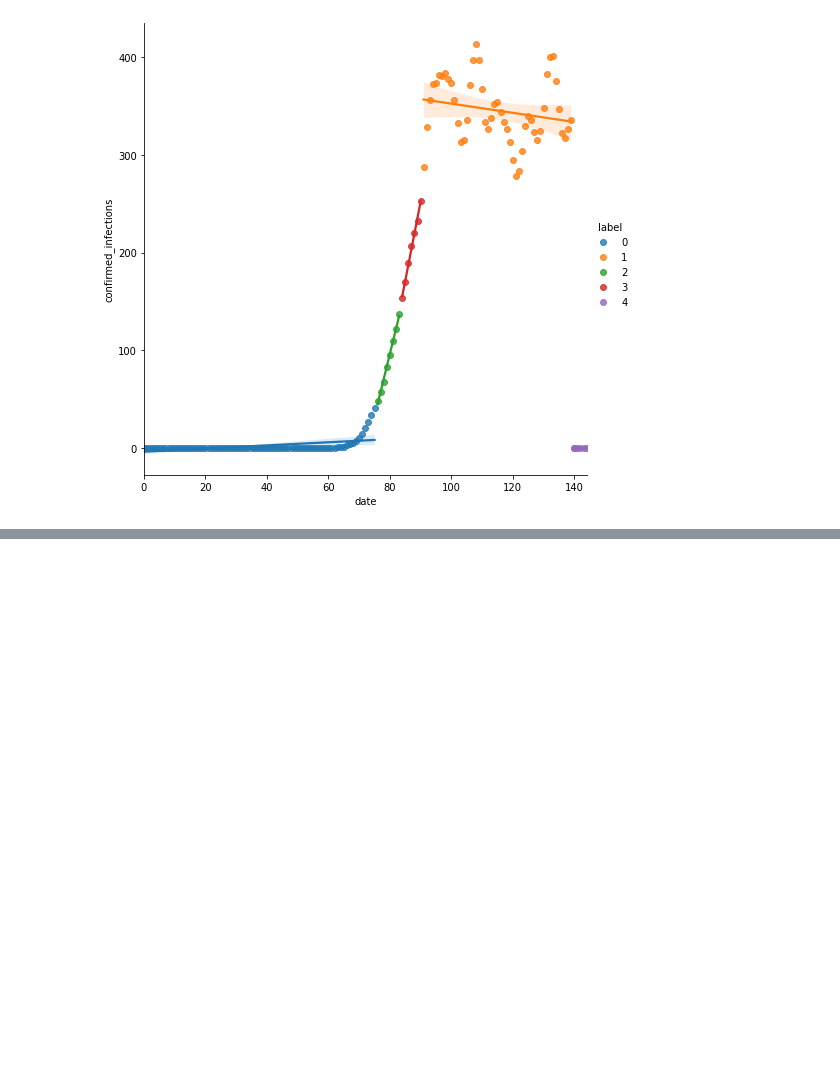
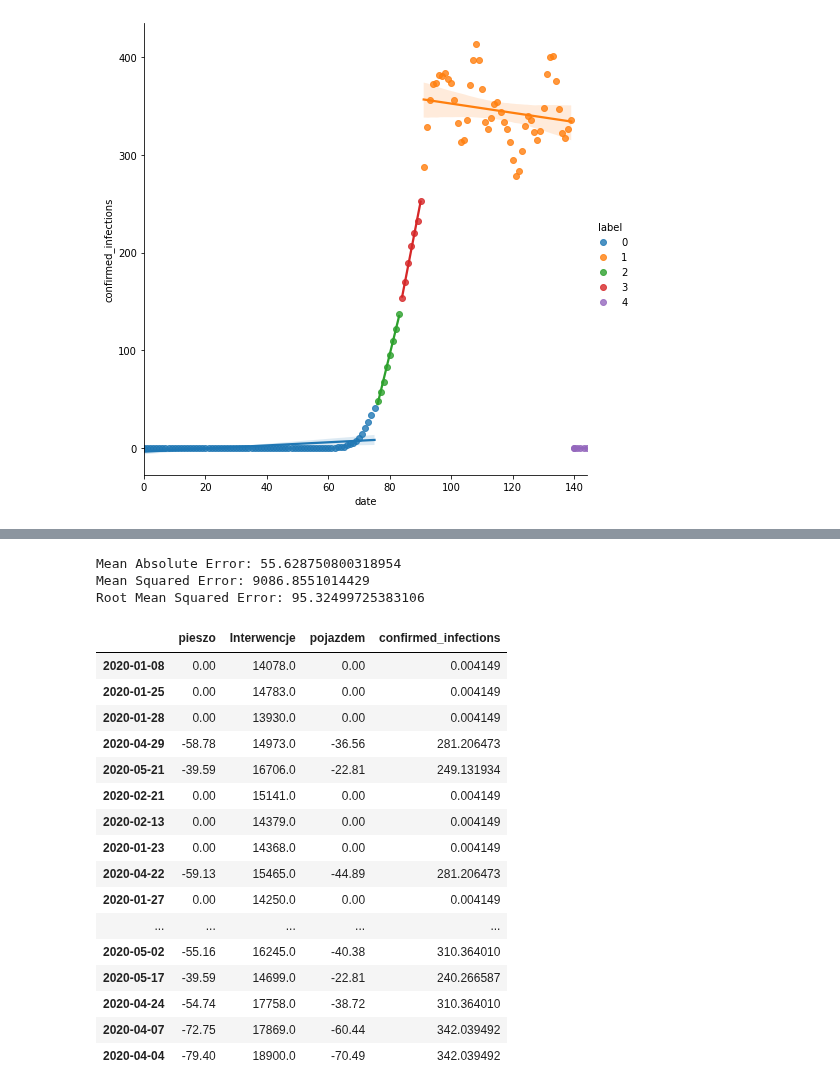
Before and after one commit to knmlprz/corona-analysis-1, a Jupyter notebook: notebooks/ImportDanych.ipynb, the cells around one changed output, grey strips where cells are left out. Saved outputs shown, nothing was run; the diff lists cells and outputs as text; code cells hidden in the pictures; blank space fills up the shorter version.

```diff
--- a/notebooks/ImportDanych.ipynb
+++ b/notebooks/ImportDanych.ipynb
@@ -454,0 +543,39 @@ plt.show()
+# %%
+y = df["confirmed_infections"]
+X = df[["pieszo", "Interwencje", "pojazdem"]]
+
+X_train, X_test, y_train, y_test = train_test_split(X, y, test_size=0.33, random_state=0)
+regressor = RandomForestRegressor(random_state=0, max_depth=3, n_estimators=5)
+
+regressor.fit(X_train, y_train)
+
+y_pred = regressor.predict(X_test)
+print('Mean Absolute Error:', metrics.mean_absolute_error(y_test, y_pred))
+print('Mean Squared Error:', metrics.mean_squared_error(y_test, y_pred))
+print('Root Mean Squared Error:', np.sqrt(metrics.mean_squared_error(y_test, y_pred)))
+# %% [output]
+Mean Absolute Error: 55.628750800318954
+Mean Squared Error: 9086.8551014429
+Root Mean Squared Error: 95.32499725383106
+# %%
+pr = pd.DataFrame(X_test)
+pr["confirmed_infections"] = y_pred
+pr
+# %% [output]
+|  | pieszo | Interwencje | pojazdem | confirmed_infections |
+| 2020-01-08 | 0.00 | 14078.0 | 0.00 | 0.004149 |
+| 2020-01-25 | 0.00 | 14783.0 | 0.00 | 0.004149 |
+| 2020-01-28 | 0.00 | 13930.0 | 0.00 | 0.004149 |
+| 2020-04-29 | -58.78 | 14973.0 | -36.56 | 281.206473 |
+| 2020-05-21 | -39.59 | 16706.0 | -22.81 | 249.131934 |
+| 2020-02-21 | 0.00 | 15141.0 | 0.00 | 0.004149 |
+| 2020-02-13 | 0.00 | 14379.0 | 0.00 | 0.004149 |
+| 2020-01-23 | 0.00 | 14368.0 | 0.00 | 0.004149 |
+| 2020-04-22 | -59.13 | 15465.0 | -44.89 | 281.206473 |
+| 2020-01-27 | 0.00 | 14250.0 | 0.00 | 0.004149 |
+| ... | ... | ... | ... | ... |
+| 2020-05-02 | -55.16 | 16245.0 | -40.38 | 310.364010 |
+| 2020-05-17 | -39.59 | 14699.0 | -22.81 | 240.266587 |
+| 2020-04-24 | -54.74 | 17758.0 | -38.72 | 310.364010 |
+| 2020-04-07 | -72.75 | 17869.0 | -60.44 | 342.039492 |
+| 2020-04-04 | -79.40 | 18900.0 | -70.49 | 342.039492 |
```
Also changed, not shown: parts of 17 cells of this notebook.
